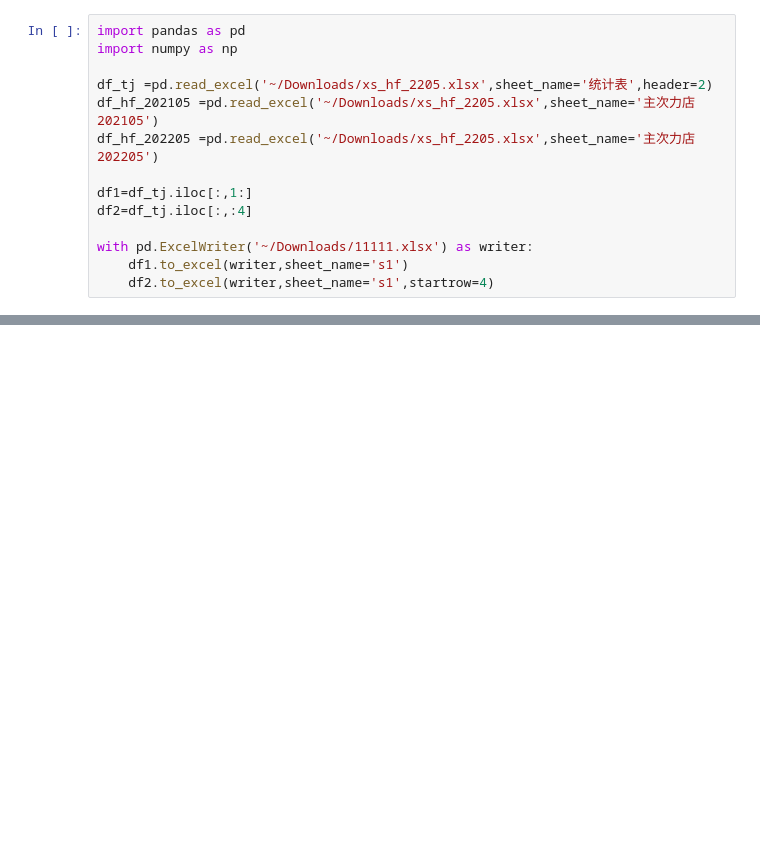
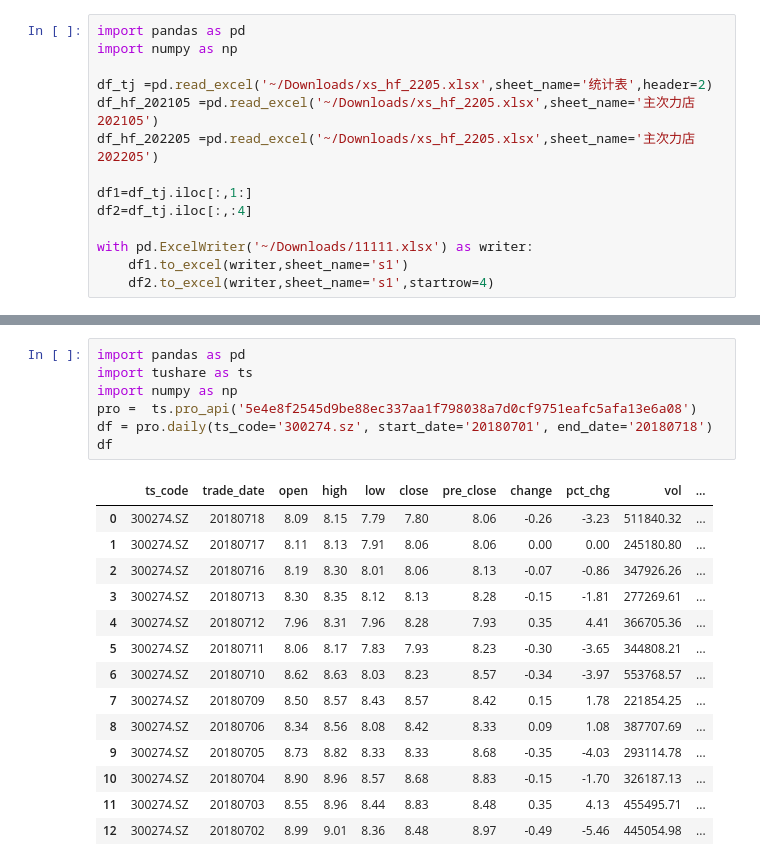
Before and after one commit to ifcheung2012/industryleader, a Jupyter notebook: sale.ipynb, the cells around one changed output, grey strips where cells are left out. Drawn from its saved outputs; the diff is of its cells as text; blank space fills up the shorter version.

```diff
--- a/sale.ipynb
+++ b/sale.ipynb
@@ -185,0 +706,22 @@ with pd.ExcelWriter('~/Downloads/11111.xlsx') as writer:
+# %%
+import pandas as pd
+import tushare as ts
+import numpy as np
+pro =  ts.pro_api('5e4e8f2545d9be88ec337aa1f798038a7d0cf9751eafc5afa13e6a08')
+df = pro.daily(ts_code='300274.sz', start_date='20180701', end_date='20180718')
+df
+# %% [output]
+|  | ts_code | trade_date | open | high | low | close | pre_close | change | pct_chg | vol | ... |
+| 0 | 300274.SZ | 20180718 | 8.09 | 8.15 | 7.79 | 7.80 | 8.06 | -0.26 | -3.23 | 511840.32 | ... |
+| 1 | 300274.SZ | 20180717 | 8.11 | 8.13 | 7.91 | 8.06 | 8.06 | 0.00 | 0.00 | 245180.80 | ... |
+| 2 | 300274.SZ | 20180716 | 8.19 | 8.30 | 8.01 | 8.06 | 8.13 | -0.07 | -0.86 | 347926.26 | ... |
+| 3 | 300274.SZ | 20180713 | 8.30 | 8.35 | 8.12 | 8.13 | 8.28 | -0.15 | -1.81 | 277269.61 | ... |
+| 4 | 300274.SZ | 20180712 | 7.96 | 8.31 | 7.96 | 8.28 | 7.93 | 0.35 | 4.41 | 366705.36 | ... |
+| 5 | 300274.SZ | 20180711 | 8.06 | 8.17 | 7.83 | 7.93 | 8.23 | -0.30 | -3.65 | 344808.21 | ... |
+| 6 | 300274.SZ | 20180710 | 8.62 | 8.63 | 8.03 | 8.23 | 8.57 | -0.34 | -3.97 | 553768.57 | ... |
+| 7 | 300274.SZ | 20180709 | 8.50 | 8.57 | 8.43 | 8.57 | 8.42 | 0.15 | 1.78 | 221854.25 | ... |
+| 8 | 300274.SZ | 20180706 | 8.34 | 8.56 | 8.08 | 8.42 | 8.33 | 0.09 | 1.08 | 387707.69 | ... |
+| 9 | 300274.SZ | 20180705 | 8.73 | 8.82 | 8.33 | 8.33 | 8.68 | -0.35 | -4.03 | 293114.78 | ... |
+| 10 | 300274.SZ | 20180704 | 8.90 | 8.96 | 8.57 | 8.68 | 8.83 | -0.15 | -1.70 | 326187.13 | ... |
+| 11 | 300274.SZ | 20180703 | 8.55 | 8.96 | 8.44 | 8.83 | 8.48 | 0.35 | 4.13 | 455495.71 | ... |
+| 12 | 300274.SZ | 20180702 | 8.99 | 9.01 | 8.36 | 8.48 | 8.97 | -0.49 | -5.46 | 445054.98 | ... |
```
Also changed, not shown: parts of 34 cells of this notebook, 9 other files.
